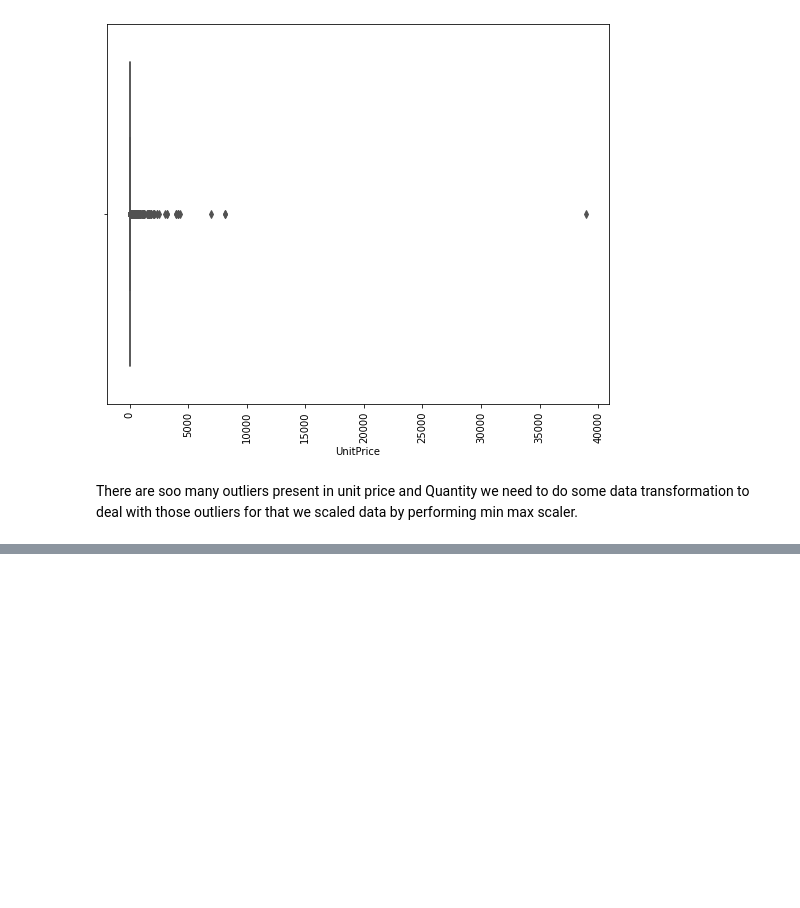
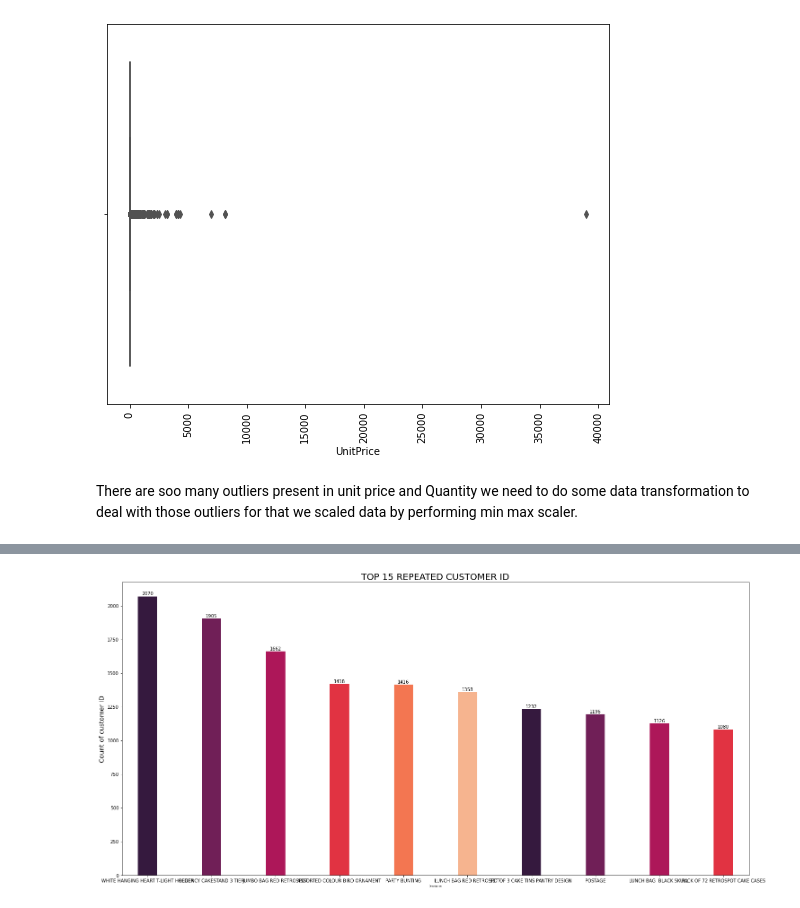
Before and after one commit to machave11/Online-Retail-Customer-Segmentation, a Jupyter notebook: Nikhil_Machave_Online_Retail_Customer_Segmentation_Capstone_Project.ipynb, the cells around one changed output, grey strips where cells are left out. Cells and saved outputs as stored; diff of their text form; code cells hidden in the pictures; blank space fills up the shorter version.

```diff
--- a/Nikhil_Machave_Online_Retail_Customer_Segmentation_Capstone_Project.ipynb
+++ b/Nikhil_Machave_Online_Retail_Customer_Segmentation_Capstone_Project.ipynb
@@ -231,0 +234,3 @@ df.tail()
+# %%
+#Exatract total amount spend my customer column by multiplying quantity and unitprice
+df['TotalAmount']=df['Quantity']*df['UnitPrice']
@@ -231,0 +256,18 @@ df.tail()
+# %%
+#barplot for agents and their bookings
+Description = df['Description'].value_counts().head(10)
+plt.figure(figsize=(25,12))
+ax = Description.plot(kind = 'bar', rot=0, color=sns.color_palette('rocket'), width=0.3)
+ax.set_title('TOP 15 REPEATED CUSTOMER ID', y=1, fontsize=20)
+ax.set_xlabel('Description',fontsize=5)
+ax.set_ylabel('Count of customer ID', fontsize=14)
+
+for rect in ax.patches:
+    y_value = rect.get_height()
+    x_value = rect.get_x() + rect.get_width() / 2
+    space = 1
+    label = "{:.0f}".format(y_value)
+    ax.annotate(label, (x_value, y_value), xytext=(0, space), textcoords="offset points", ha='center', va='bottom')
+plt.show()
+# %% [output]
+[figure, added]
```
Also changed, not shown: parts of 50 cells of this notebook.
